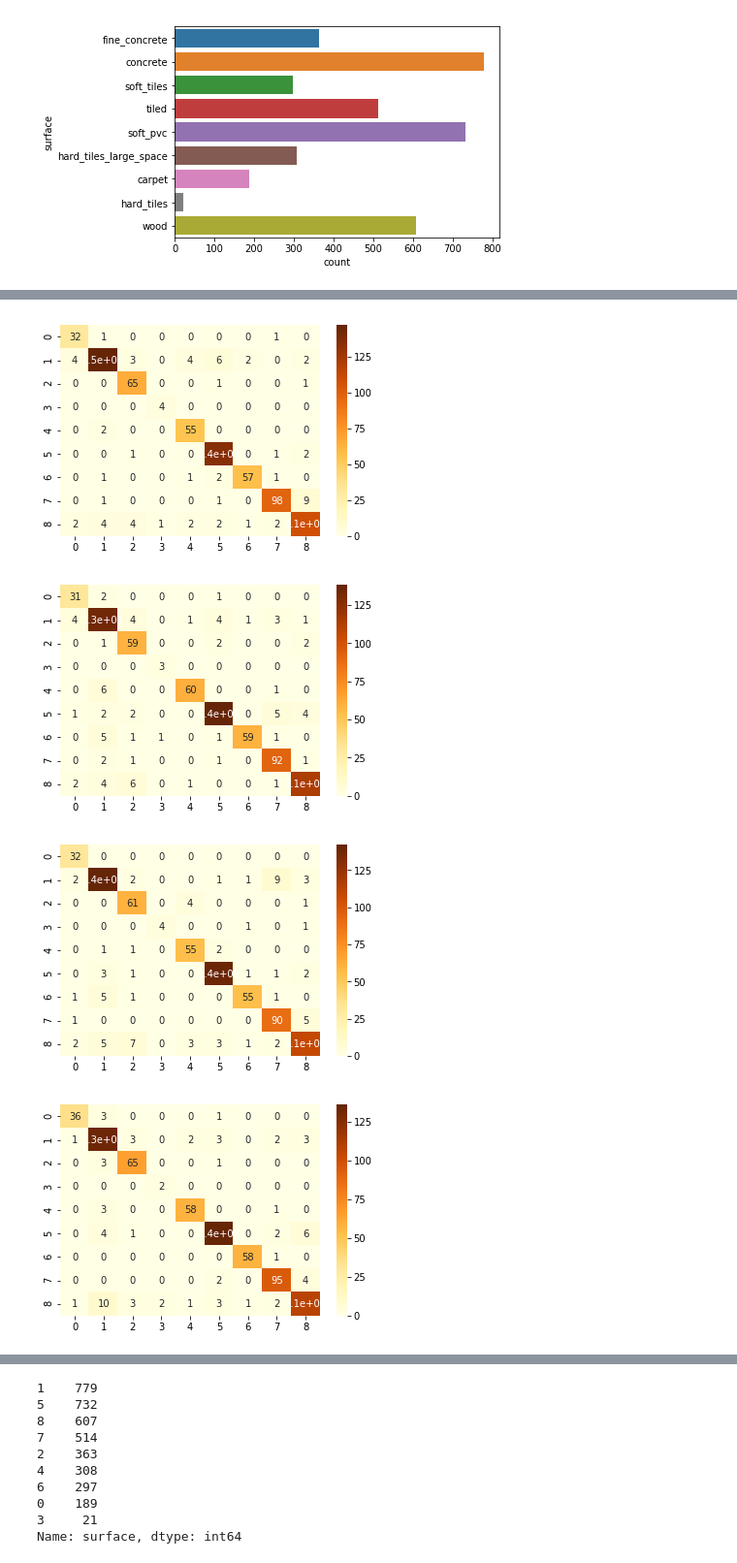
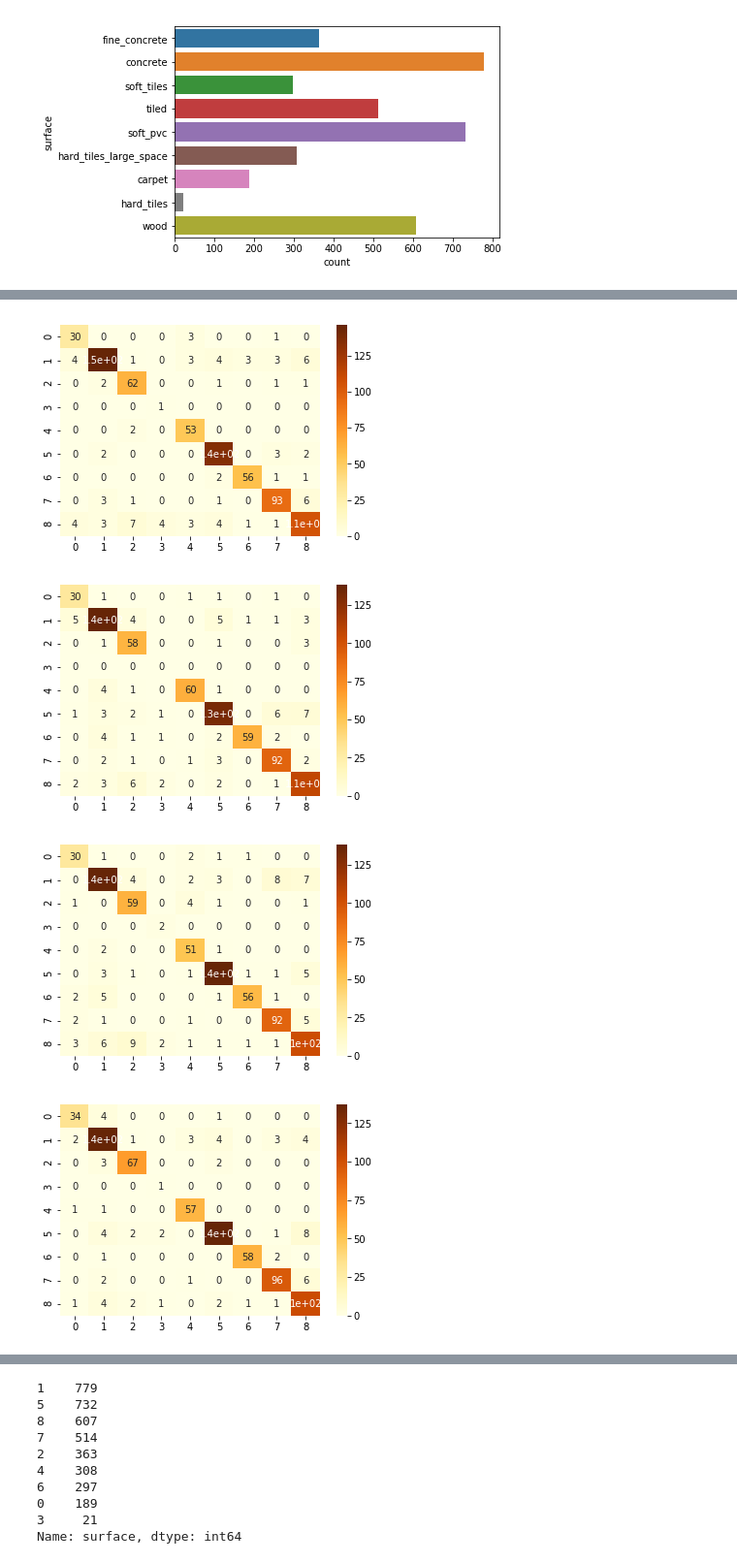
Before and after one commit to gonultasbu/kaggle_careercon_2019, a Jupyter notebook: 71v1.ipynb, the cells around one changed output, grey strips where cells are left out. Shown at 97% size. Saved outputs shown, nothing was run; the diff lists cells and outputs as text; code cells hidden in the pictures.

```diff
--- a/71v1.ipynb
+++ b/71v1.ipynb
@@ -86,11 +86,8 @@ def fe(actual):
         # Change. 1st order.
         new[col + '_mean_abs_change'] = actual.groupby('series_id')[col].apply(f2)
 
-        # Change of Change. 2nd order.
+        # Change of Change. 2nd order. Higher orders reduce accuracy.
         new[col + '_mean_change_of_abs_change'] = actual.groupby('series_id')[col].apply(f1)
-
-        # Change of Change. 3rd order.
-        new[col + '_mean_change_of_mean_change_of_abs_change'] = actual.groupby('series_id')[col].apply(f3)
 
         new[col + '_abs_max'] = actual.groupby('series_id')[col].apply(lambda x: np.max(np.abs(x)))
         new[col + '_abs_min'] = actual.groupby('series_id')[col].apply(lambda x: np.min(np.abs(x)))
@@ -187,18 +184,17 @@ clf = LGBMClassifier(colsample_bytree=0.03581900508076567, learning_rate=0.09308
                      subsample_freq=9)
 '''
 # clf = XGBClassifier(tree_method = 'gpu_hist')
-
 '''
 clf = RandomForestClassifier(max_depth=77, min_impurity_decrease=8.435373293206687e-08,
-                            min_samples_leaf=10, min_samples_split=4, min_weight_fraction_leaf=0.0,
-                            n_estimators=170, random_state=1337, class_weight = 'balanced')
+                             min_samples_leaf=10, min_samples_split=4, min_weight_fraction_leaf=0.0,
+                             n_estimators=170, random_state=1337)
 '''
 # clf = RandomForestClassifier(max_depth=65, min_impurity_decrease=9.756650941323682e-08, min_samples_leaf=1, min_samples_split=3,
-                             min_weight_fraction_leaf=0.0, n_estimators=300, class_weight='balanced_subsample')
+#                             min_weight_fraction_leaf=0.0, n_estimators=300, class_weight='balanced_subsample')
 
-# clf = RandomForestClassifier(n_estimators = 200, n_jobs =- 1, class_weight = 'balanced')
+# clf = RandomForestClassifier(n_estimators = 200, n_jobs =- 1)
 
-# clf = RGFClassifier(verbose=False)
+clf = RGFClassifier(verbose=False)
 
 # Training and cross validation.
 for i, (train_index, test_index) in enumerate(folds.split(X_train, y_train['surface'])):
@@ -261,6 +257,6 @@ Avg Balanced Accuracy 0.8892932914978611
 
  ____________CV CONF MATS____________
 [figure]
-[figure, old version]
+[figure, new version]
-[figure, old version]
+[figure, new version]
-[figure, old version]
+[figure, new version]
```
Also changed, not shown: parts of 6 cells of this notebook, 3 other files.
